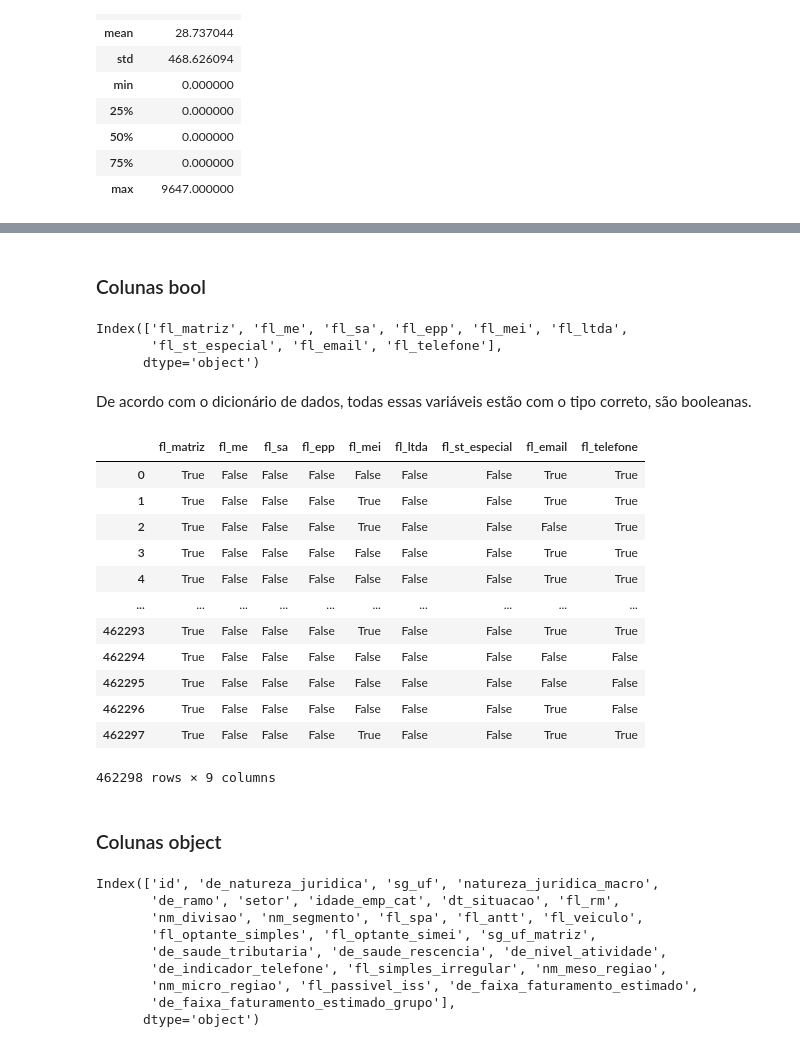
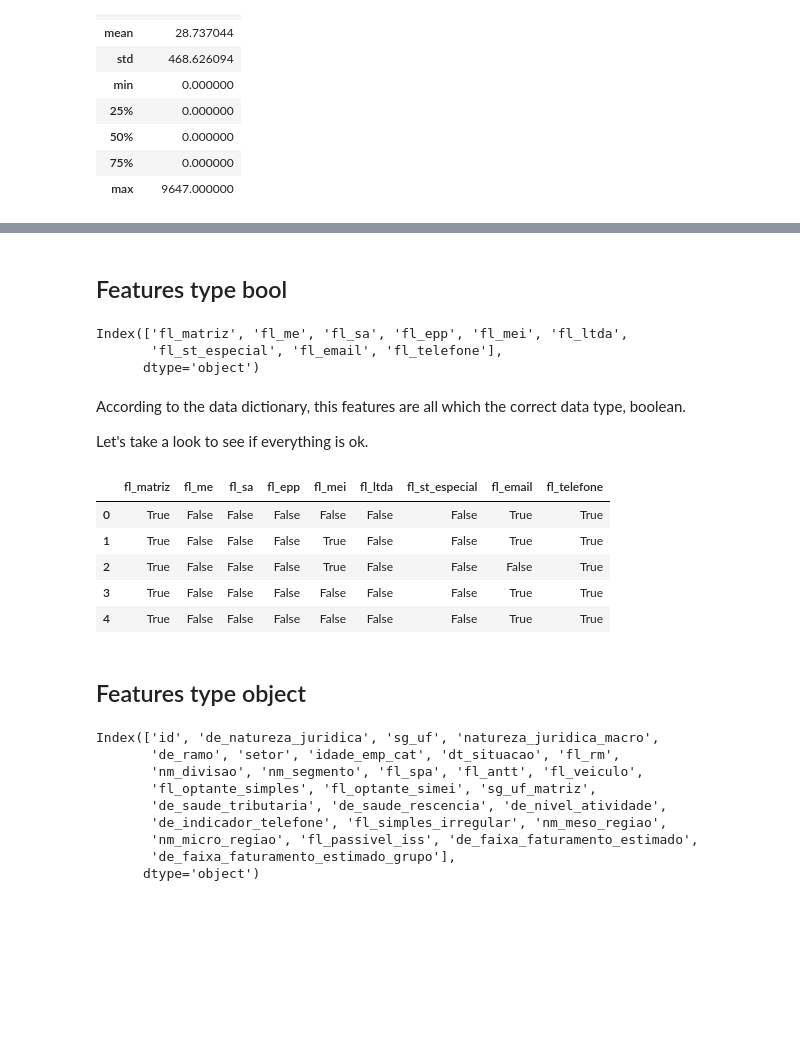
Before and after one commit to luizfdflores/clients_recommendation_streamlit, a Jupyter notebook: notebooks/EDA - Market.ipynb, the cells around one changed output, grey strips where cells are left out. Cells and saved outputs as stored; diff of their text form; code cells hidden in the pictures; blank space fills up the shorter version.

Commit message:
Updated all to English. Concluded data types session. Defined strategy for missing values.

```diff
--- a/notebooks/EDA - Market.ipynb
+++ b/notebooks/EDA - Market.ipynb
@@ -28,5 +31,6 @@ pd.set_option('display.max_columns', 500)
 sns.set_context('notebook')
 sns.set_style("white", {"axes.spines.right": "False", "axes.spines.top": "False"})
 # %%
-file_market = 'estaticos_market.csv'
+file_market = '../data/raw/estaticos_market.csv'
+
 data_raw = pd.read_csv(file_market, index_col=0)
@@ -95,33 +93,28 @@ Por fim, como o valor máximo e o mínimo são números pequenos, vamos atualiza
 # %%
 data_raw_int = data_raw_int.astype('int8')
 # %% [markdown]
-### Colunas bool
+## Features type bool
 # %%
 data_raw_bool = data_raw.select_dtypes(include='bool'); data_raw_bool.columns
 # %% [output]
 Index(['fl_matriz', 'fl_me', 'fl_sa', 'fl_epp', 'fl_mei', 'fl_ltda',
        'fl_st_especial', 'fl_email', 'fl_telefone'],
       dtype='object')
-# %% [markdown]
-De acordo com o dicionário de dados, todas essas variáveis estão com o tipo correto, são booleanas.
+# %% [markdown]
+According to the data dictionary, this features are all which the correct data type, boolean.
+
+Let's take a look to see if everything is ok.
 # %%
-data_raw_bool
+data_raw_bool.head()
 # %% [output]
 |  | fl_matriz | fl_me | fl_sa | fl_epp | fl_mei | fl_ltda | fl_st_especial | fl_email | fl_telefone |
 | 0 | True | False | False | False | False | False | False | True | True |
 | 1 | True | False | False | False | True | False | False | True | True |
 | 2 | True | False | False | False | True | False | False | False | True |
 | 3 | True | False | False | False | False | False | False | True | True |
 | 4 | True | False | False | False | False | False | False | True | True |
-| ... | ... | ... | ... | ... | ... | ... | ... | ... | ... |
-| 462293 | True | False | False | False | True | False | False | True | True |
-| 462294 | True | False | False | False | False | False | False | False | False |
-| 462295 | True | False | False | False | False | False | False | False | False |
-| 462296 | True | False | False | False | False | False | False | True | False |
-| 462297 | True | False | False | False | True | False | False | True | True |
-462298 rows × 9 columns
 # %% [markdown]
-### Colunas object
+## Features type object
 # %%
 data_raw_object = data_raw.select_dtypes(include='object'); data_raw_object.columns
 # %% [output]
```
Also changed, not shown: parts of 79 cells of this notebook.
